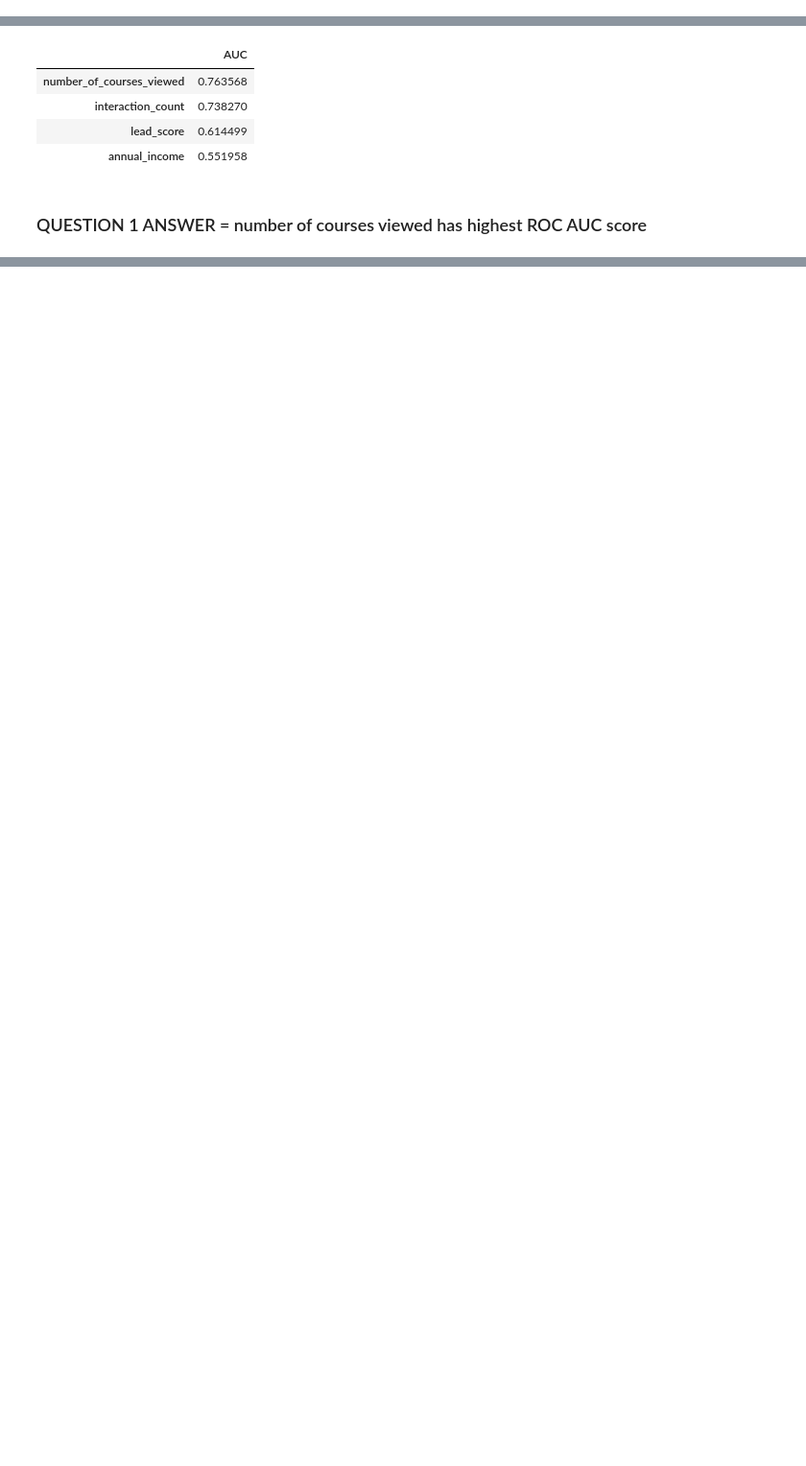
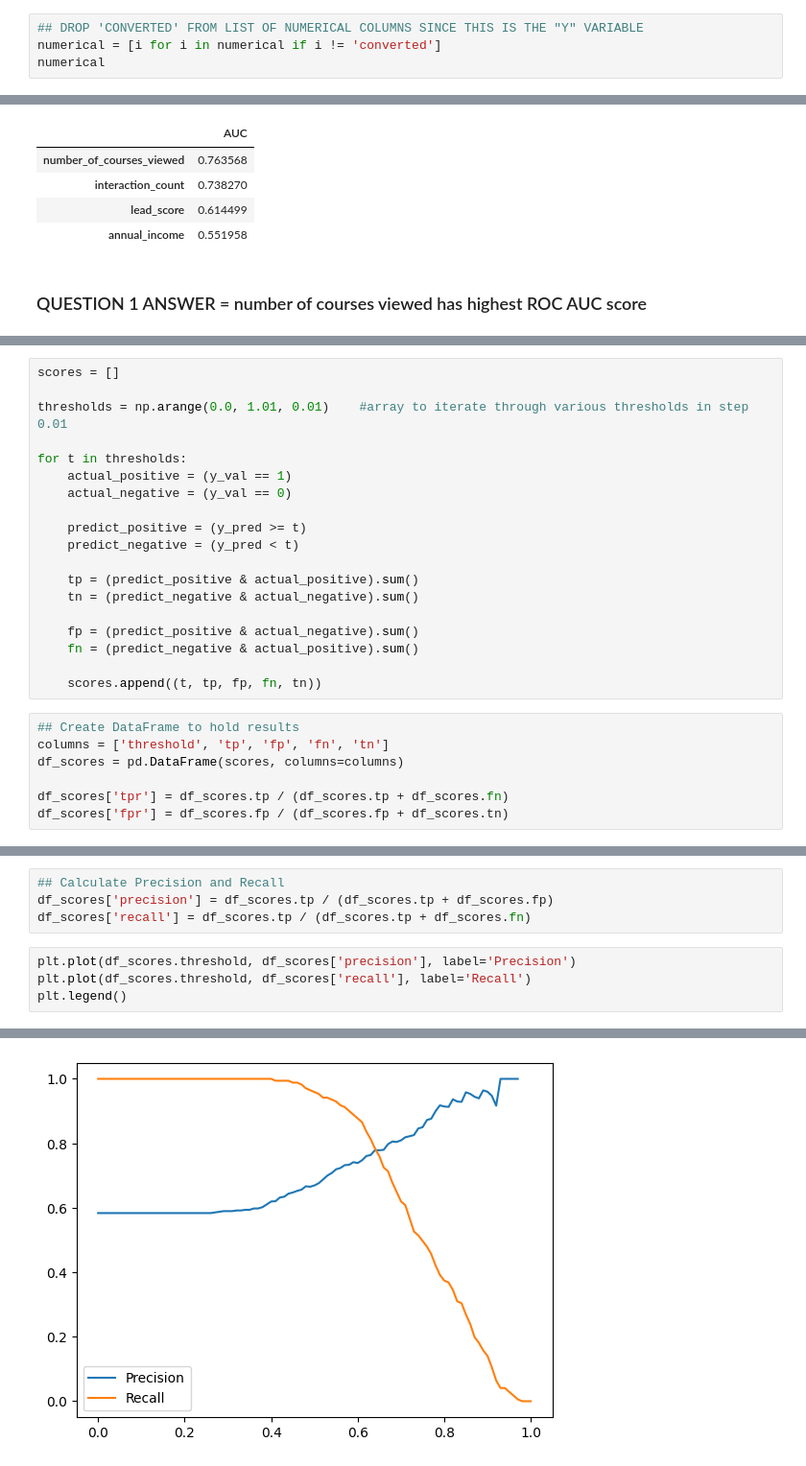
Before and after one commit to expialadocious/ml_zoomcamp_2025, a Jupyter notebook: homework4.ipynb, the cells around one changed output, grey strips where cells are left out. Shown: that part at 96% size. Drawn from its saved outputs; the diff is of its cells as text; blank space fills up the shorter version.

```diff
--- a/homework4.ipynb
+++ b/homework4.ipynb
@@ -79,3 +77,7 @@ interaction_count           0
 lead_score                  0
 converted                   0
 dtype: int64
+# %%
+## DROP 'CONVERTED' FROM LIST OF NUMERICAL COLUMNS SINCE THIS IS THE "Y" VARIABLE
+numerical = [i for i in numerical if i != 'converted']
+numerical
@@ -140,0 +200,26 @@ df_auc
+# %%
+scores = []
+
+thresholds = np.arange(0.0, 1.01, 0.01)    #array to iterate through various thresholds in step 0.01
+
+for t in thresholds:
+    actual_positive = (y_val == 1)
+    actual_negative = (y_val == 0)
+
+    predict_positive = (y_pred >= t)
+    predict_negative = (y_pred < t)
+
+    tp = (predict_positive & actual_positive).sum()
+    tn = (predict_negative & actual_negative).sum()
+
+    fp = (predict_positive & actual_negative).sum()
+    fn = (predict_negative & actual_positive).sum()
+
+    scores.append((t, tp, fp, fn, tn))
+# %%
+## Create DataFrame to hold results
+columns = ['threshold', 'tp', 'fp', 'fn', 'tn']
+df_scores = pd.DataFrame(scores, columns=columns)
+
+df_scores['tpr'] = df_scores.tp / (df_scores.tp + df_scores.fn)
+df_scores['fpr'] = df_scores.fp / (df_scores.fp + df_scores.tn)
@@ -140,0 +233,9 @@ df_auc
+# %%
+## Calculate Precision and Recall
+df_scores['precision'] = df_scores.tp / (df_scores.tp + df_scores.fp)
+df_scores['recall'] = df_scores.tp / (df_scores.tp + df_scores.fn)
+# %%
+plt.plot(df_scores.threshold, df_scores['precision'], label='Precision')
+plt.plot(df_scores.threshold, df_scores['recall'], label='Recall')
+plt.legend()
+# %% [output]
@@ -140,0 +243 @@ df_auc
+[figure, added]
```
Also changed, not shown: parts of 17 cells of this notebook.
